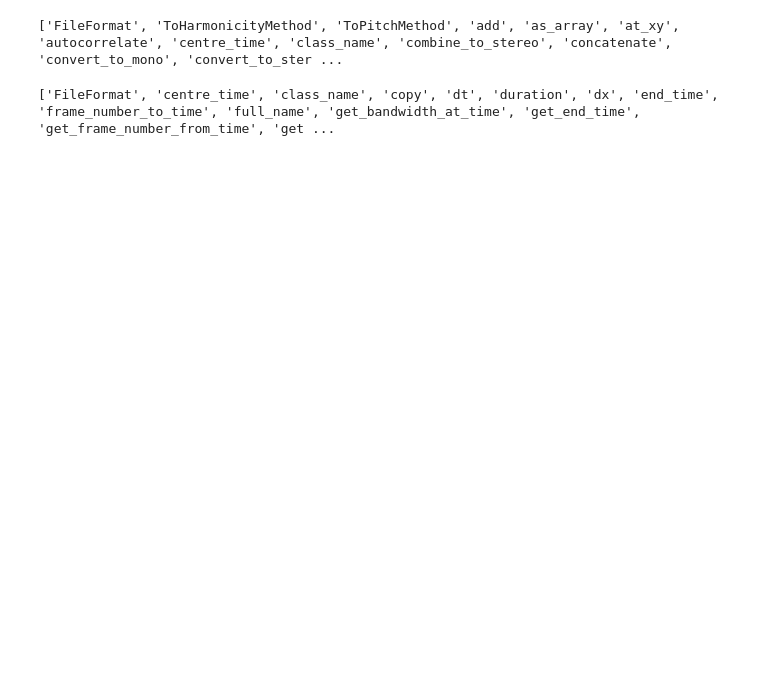
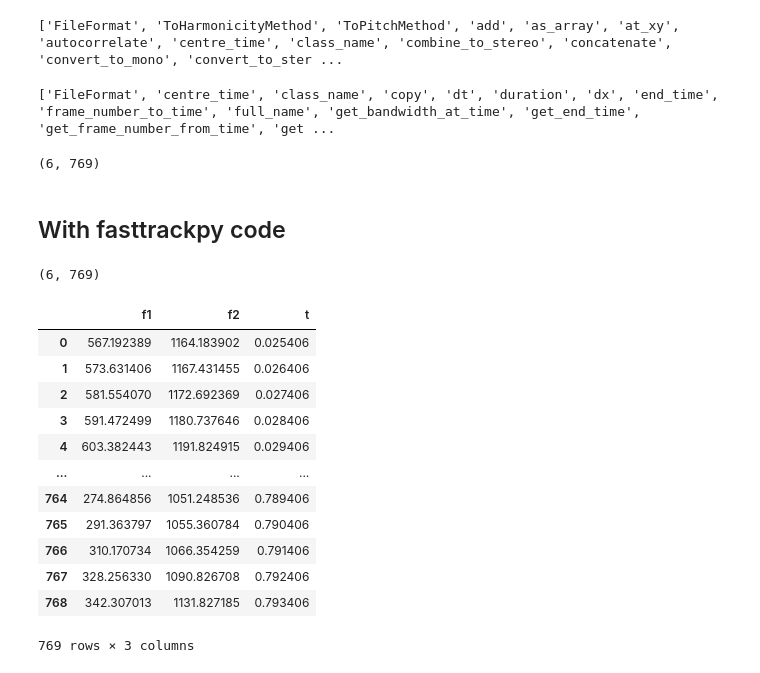
Before and after one commit to FastTrackiverse/fasttrackpy, a Jupyter notebook: dev_notebooks/formant_extraction.ipynb, the cells around one changed output. Cells and saved outputs as stored; diff of their text form; code cells hidden in the pictures; blank space fills up the shorter version.

Commit message:
trialling the findformant function

```diff
--- a/dev_notebooks/formant_extraction.ipynb
+++ b/dev_notebooks/formant_extraction.ipynb
@@ -24,6 +27,17 @@ time_domain = formants.xs()
 # %%
 f1 = np.array([formants.get_value_at_time(1, x) for x in time_domain])
 f2 = np.array([formants.get_value_at_time(2, x) for x in time_domain])
+# %%
+tracks = np.array(
+        [
+            [formants.get_value_at_time(i+1, x)
+                for x in time_domain]
+            for i in range(6)
+        ]
+    )
+tracks.shape
+# %% [output]
+(6, 769)
 # %%
 formant_data = pd.DataFrame(
     {"f1": f1,
@@ -34,3 +48,32 @@ formant_data = pd.DataFrame(
 # %%
 track_plot = px.line(formant_data, x = "t", y = ["f1", "f2"])
 track_plot.show()
+# %% [markdown]
+## With fasttrackpy code
+# %%
+tracked = fasttrackpy.tracking.findformants(sound,
+                                 time_step = 0.001,
+                                 n_formants = 6,
+                                 maximum_formant = 5000,
+                                 window_length = 0.025,
+                                 pre_emphasis_from = 50)
+tracked.shape
+# %% [output]
+(6, 769)
+# %%
+formant_df = pd.DataFrame({"f1" : tracked[0], "f2" : tracked[1], "t" : time_domain})
+formant_df
+# %% [output]
+|  | f1 | f2 | t |
+| 0 | 567.192389 | 1164.183902 | 0.025406 |
+| 1 | 573.631406 | 1167.431455 | 0.026406 |
+| 2 | 581.554070 | 1172.692369 | 0.027406 |
+| 3 | 591.472499 | 1180.737646 | 0.028406 |
+| 4 | 603.382443 | 1191.824915 | 0.029406 |
+| ... | ... | ... | ... |
+| 764 | 274.864856 | 1051.248536 | 0.789406 |
+| 765 | 291.363797 | 1055.360784 | 0.790406 |
+| 766 | 310.170734 | 1066.354259 | 0.791406 |
+| 767 | 328.256330 | 1090.826708 | 0.792406 |
+| 768 | 342.307013 | 1131.827185 | 0.793406 |
+769 rows × 3 columns
```
Also changed, not shown: parts of 3 cells of this notebook.
